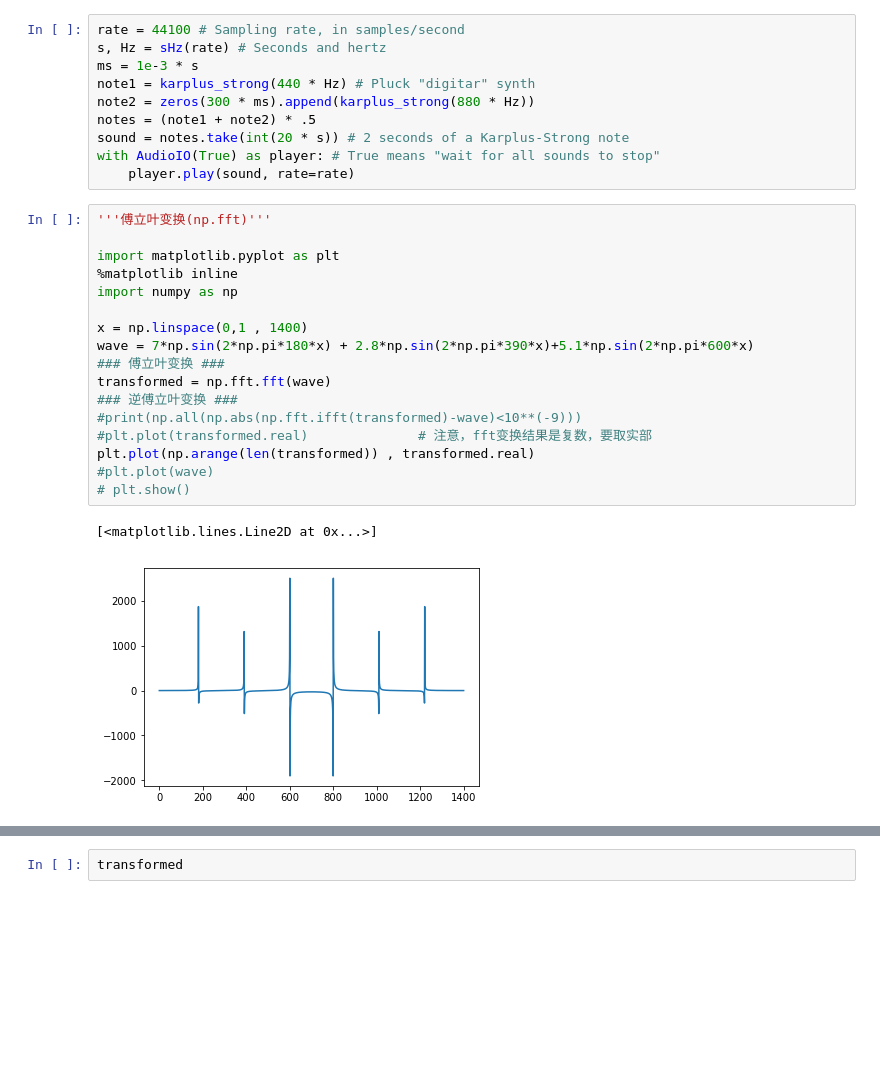
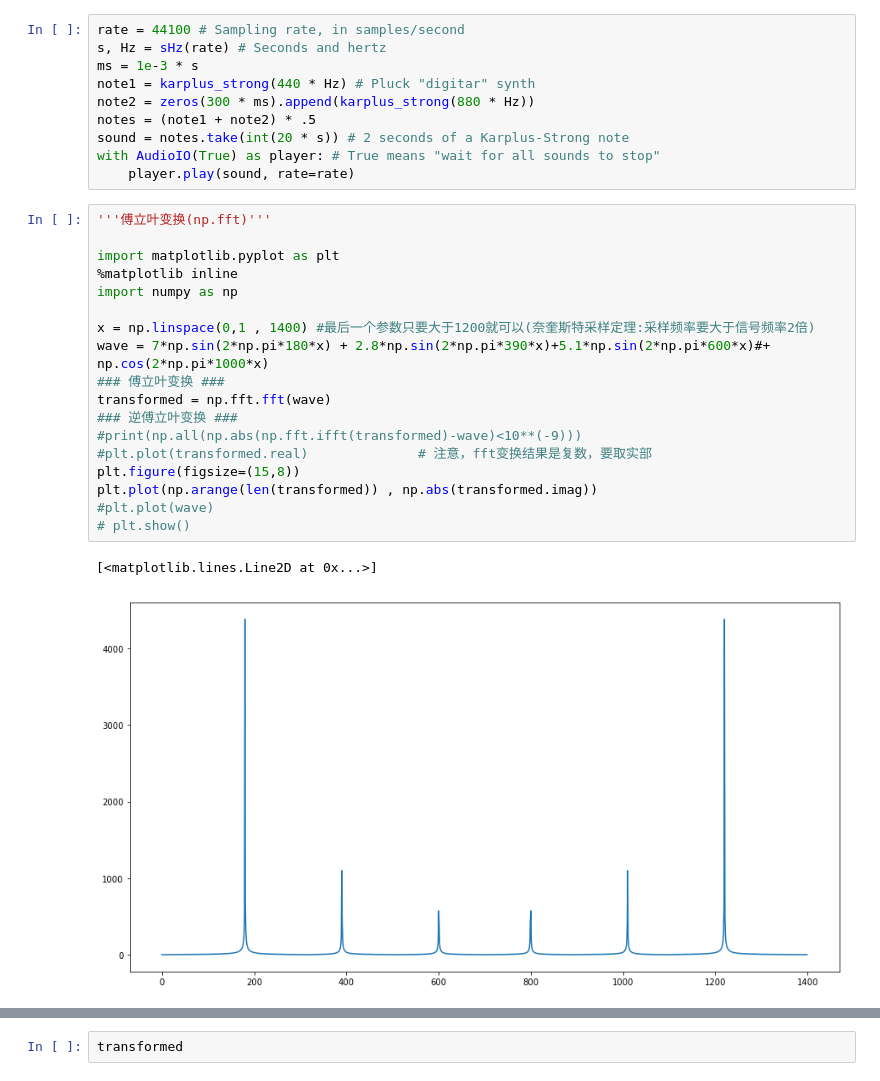
Before and after one commit to colorfulclouds/tensorflow2, a Jupyter notebook: dsp/demo test.ipynb, the cells around one changed output, grey strips where cells are left out. Saved outputs shown, nothing was run; the diff lists cells and outputs as text; blank space fills up the shorter version.

```diff
--- a/dsp/demo test.ipynb
+++ b/dsp/demo test.ipynb
@@ -58,20 +58,21 @@ with AudioIO(True) as player: # True means "wait for all sounds to stop"
 # %%
 '''傅立叶变换(np.fft)'''
 
 import matplotlib.pyplot as plt
 %matplotlib inline
 import numpy as np
 
-x = np.linspace(0,1 , 1400)
-wave = 7*np.sin(2*np.pi*180*x) + 2.8*np.sin(2*np.pi*390*x)+5.1*np.sin(2*np.pi*600*x)
+x = np.linspace(0,1 , 1400) #最后一个参数只要大于1200就可以(奈奎斯特采样定理:采样频率要大于信号频率2倍)
+wave = 7*np.sin(2*np.pi*180*x) + 2.8*np.sin(2*np.pi*390*x)+5.1*np.sin(2*np.pi*600*x)#+ np.cos(2*np.pi*1000*x)
 ### 傅立叶变换 ###
 transformed = np.fft.fft(wave)
 ### 逆傅立叶变换 ###
 #print(np.all(np.abs(np.fft.ifft(transformed)-wave)<10**(-9)))
 #plt.plot(transformed.real)              # 注意，fft变换结果是复数，要取实部
-plt.plot(np.arange(len(transformed)) , transformed.real)
+plt.figure(figsize=(15,8))
+plt.plot(np.arange(len(transformed)) , np.abs(transformed.imag))
 #plt.plot(wave)
 # plt.show()
 # %% [output]
 [<matplotlib.lines.Line2D at 0x...>]
-[figure, old version]
+[figure, new version]
```
Also changed, not shown: parts of 2 cells of this notebook, 1 other file.
